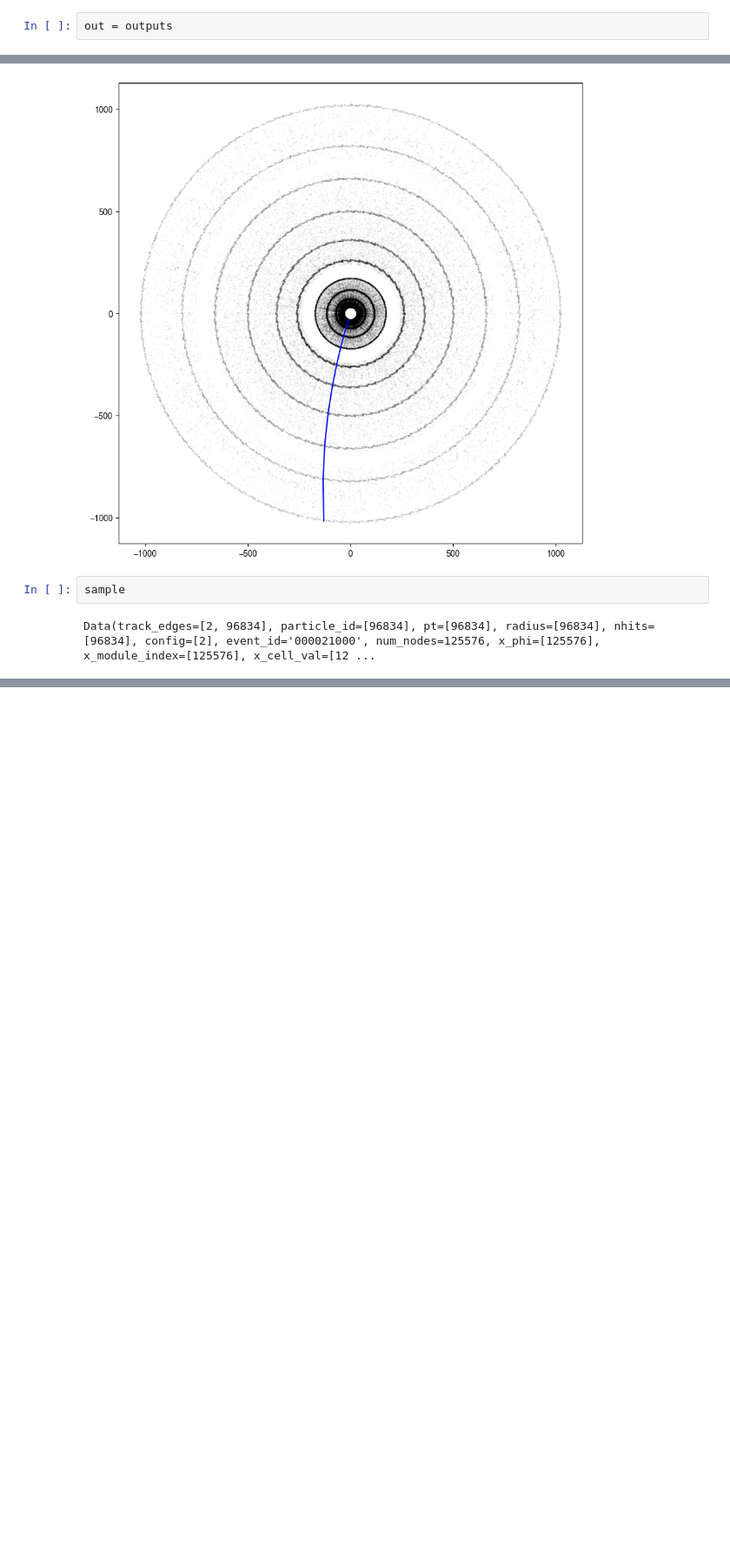
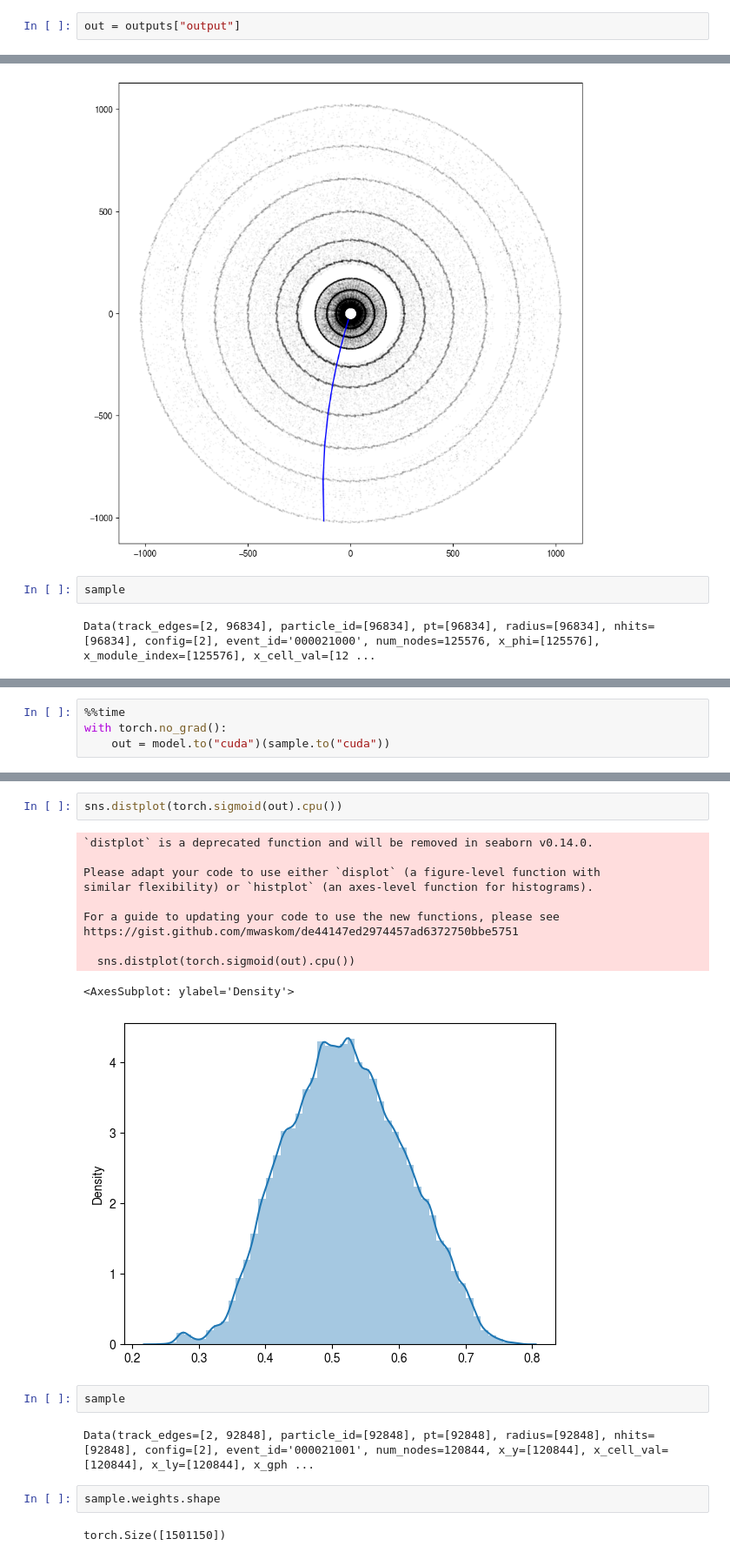
Before and after one commit to GNN4ITkTeam/CommonFramework, a Jupyter notebook: notebooks/testing/4-DM-EdgeClassifier.ipynb, the cells around one changed output, grey strips where cells are left out. Shown at 87% size. Saved outputs shown, nothing was run; the diff lists cells and outputs as text; blank space fills up the shorter version.

```diff
--- a/notebooks/testing/4-DM-EdgeClassifier.ipynb
+++ b/notebooks/testing/4-DM-EdgeClassifier.ipynb
@@ -260,2 +267,2 @@ NameError: name 'outputs' is not defined
 # %%
-out = outputs
+out = outputs["output"]
@@ -410,0 +415,4 @@ Data(track_edges=[2, 96834], particle_id=[96834], pt=[96834], radius=[96834], nh
+# %%
+%%time
+with torch.no_grad():
+    out = model.to("cuda")(sample.to("cuda"))
@@ -410,0 +422,22 @@ Data(track_edges=[2, 96834], particle_id=[96834], pt=[96834], radius=[96834], nh
+# %%
+sns.distplot(torch.sigmoid(out).cpu())
+# %% [output]
+`distplot` is a deprecated function and will be removed in seaborn v0.14.0.
+
+Please adapt your code to use either `displot` (a figure-level function with
+similar flexibility) or `histplot` (an axes-level function for histograms).
+
+For a guide to updating your code to use the new functions, please see
+https://gist.github.com/mwaskom/de44147ed2974457ad6372750bbe5751
+
+  sns.distplot(torch.sigmoid(out).cpu())
+<AxesSubplot: ylabel='Density'>
+[figure, added]
+# %%
+sample
+# %% [output]
+Data(track_edges=[2, 92848], particle_id=[92848], pt=[92848], radius=[92848], nhits=[92848], config=[2], event_id='000021001', num_nodes=120844, x_y=[120844], x_cell_val=[120844], x_ly=[120844], x_gph ...
+# %%
+sample.weights.shape
+# %% [output]
+torch.Size([1501150])
```
Also changed, not shown: parts of 57 cells of this notebook, 43 other files.
